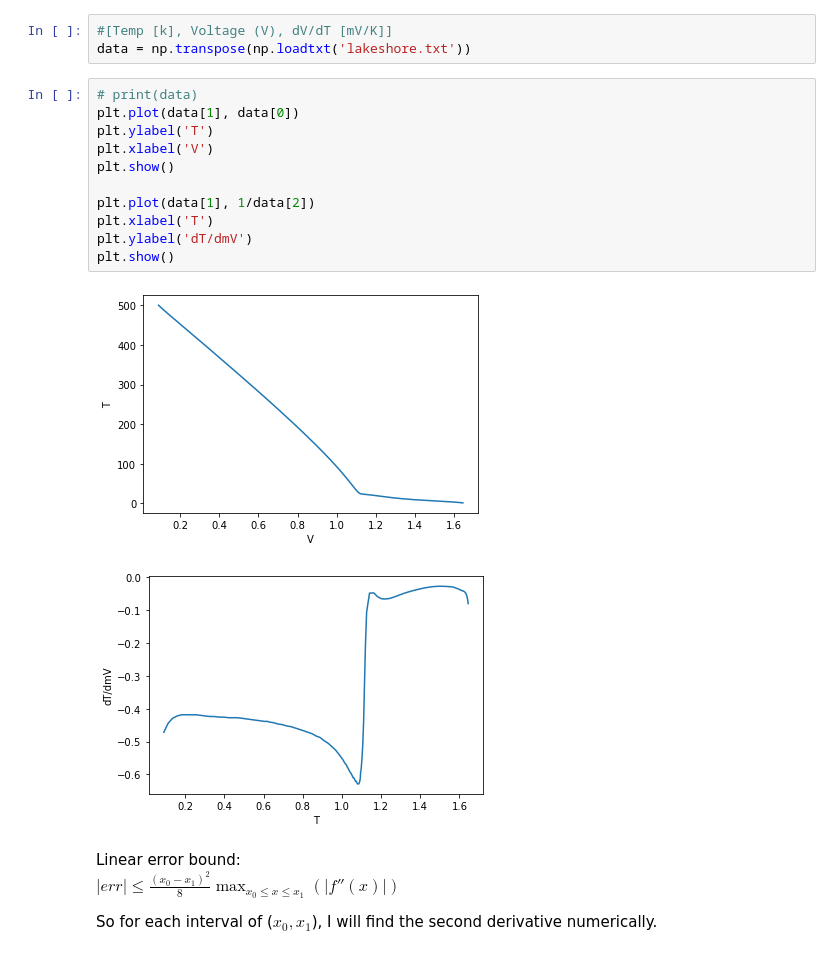
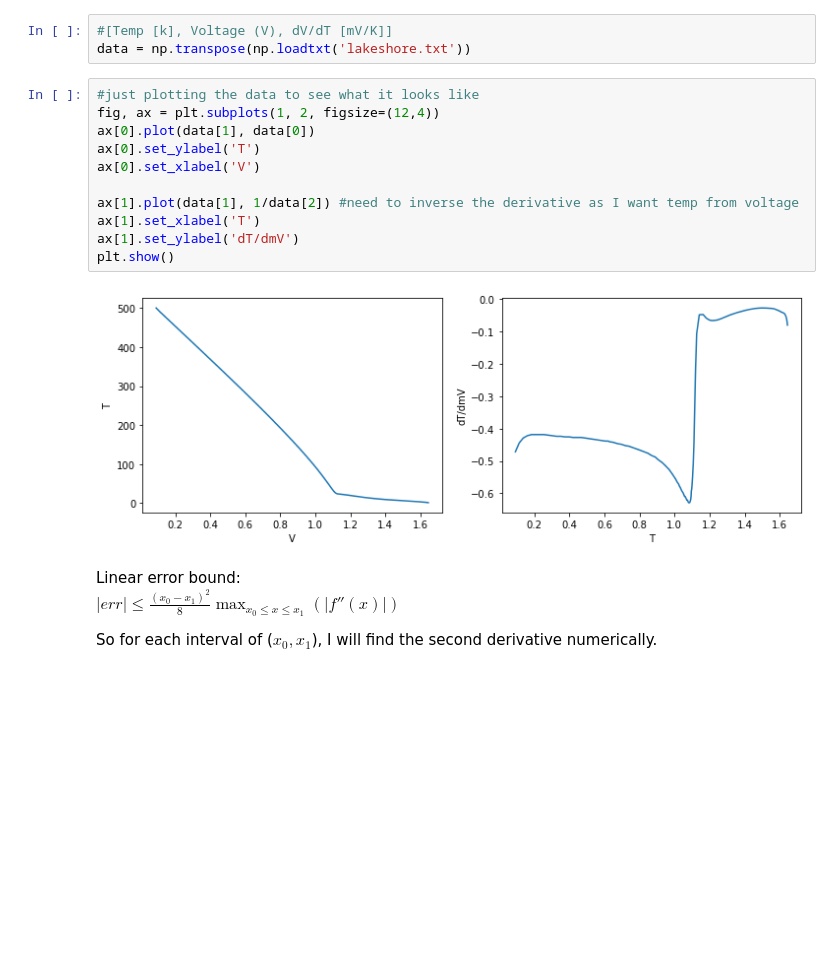
Before and after one commit to eklem1/Phys512_EK, a Jupyter notebook: PS1/PS1_work.ipynb, the cells around one changed output. Drawn from its saved outputs; the diff is of its cells as text; blank space fills up the shorter version.

```diff
--- a/PS1/PS1_work.ipynb
+++ b/PS1/PS1_work.ipynb
@@ -134,20 +145,19 @@ You should also make some sort of quantitative (but possibly rough) estimate of
 # %%
 #[Temp [k], Voltage (V), dV/dT [mV/K]]
 data = np.transpose(np.loadtxt('lakeshore.txt'))
-# %%
-# print(data)
-plt.plot(data[1], data[0])
-plt.ylabel('T')
-plt.xlabel('V')
-plt.show()
-
-plt.plot(data[1], 1/data[2])
-plt.xlabel('T')
-plt.ylabel('dT/dmV')
-plt.show()
-# %% [output]
-[figure, removed]
-[figure, removed]
+# %%
+#just plotting the data to see what it looks like
+fig, ax = plt.subplots(1, 2, figsize=(12,4))
+ax[0].plot(data[1], data[0])
+ax[0].set_ylabel('T')
+ax[0].set_xlabel('V')
+
+ax[1].plot(data[1], 1/data[2]) #need to inverse the derivative as I want temp from voltage
+ax[1].set_xlabel('T')
+ax[1].set_ylabel('dT/dmV')
+plt.show()
+# %% [output]
+[figure, added]
 # %% [markdown]
 Linear error bound:
 $|err| \leq \frac{(x_0 - x_1)^2}{8} \max_{x_0 \leq x \leq x_1} (|f''(x)|)$
```
Also changed, not shown: parts of 21 cells of this notebook.
